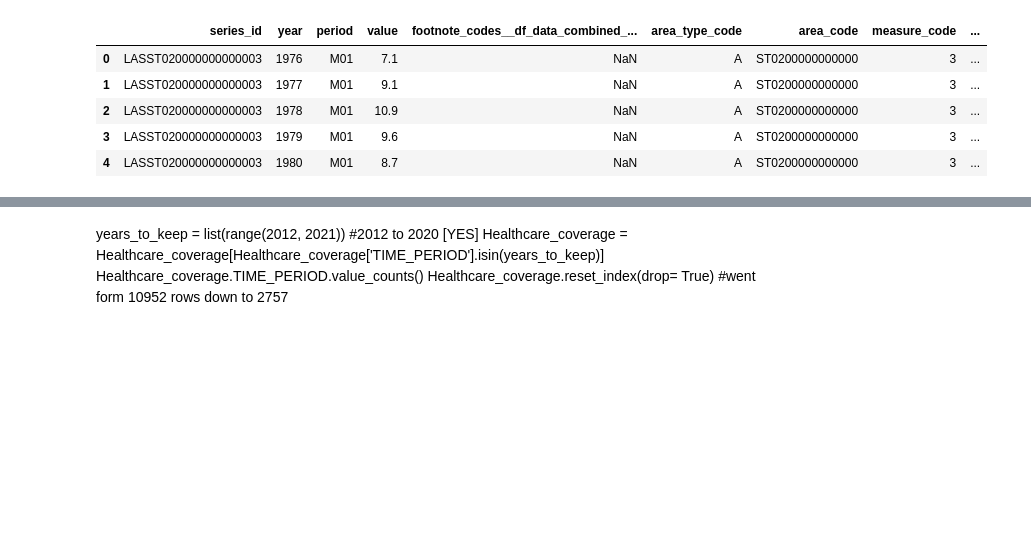
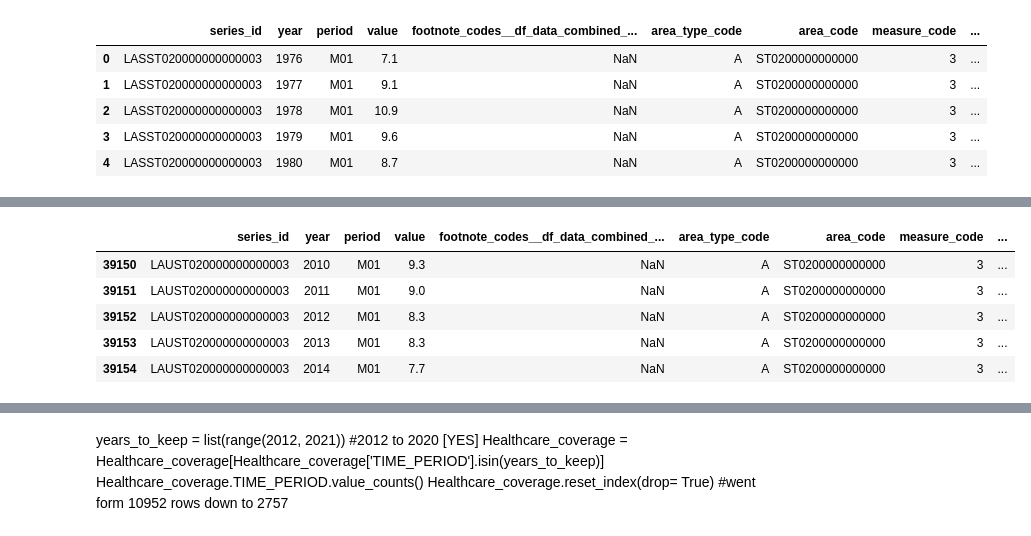
Before and after one commit to Kiirandeep/Capstone, a Jupyter notebook: Script/unemployment_kiran1.ipynb, the cells around one changed output, grey strips where cells are left out. Drawn from its saved outputs; the diff is of its cells as text; code cells hidden in the pictures; blank space fills up the shorter version.

```diff
--- a/unemployment_kiran1.ipynb
+++ b/Script/unemployment_kiran1.ipynb
@@ -450,0 +479,11 @@ df_data_combined_statewide_2010above_only
+# %%
+# pulling out year 2010 and above data
+df_data_combined_statewide_2010above_only = df_data_combined_statewide_only[(df_data_combined_statewide_only.year >= 2010)].copy()
+df_data_combined_statewide_2010above_only.head(5)
+# %% [output]
+|  | series_id | year | period | value | footnote_codes__df_data_combined_... | area_type_code | area_code | measure_code | ... |
+| 39150 | LAUST020000000000003 | 2010 | M01 | 9.3 | NaN | A | ST0200000000000 | 3 | ... |
+| 39151 | LAUST020000000000003 | 2011 | M01 | 9.0 | NaN | A | ST0200000000000 | 3 | ... |
+| 39152 | LAUST020000000000003 | 2012 | M01 | 8.3 | NaN | A | ST0200000000000 | 3 | ... |
+| 39153 | LAUST020000000000003 | 2013 | M01 | 8.3 | NaN | A | ST0200000000000 | 3 | ... |
+| 39154 | LAUST020000000000003 | 2014 | M01 | 7.7 | NaN | A | ST0200000000000 | 3 | ... |
```
Also changed, not shown: parts of 41 cells of this notebook, 2 other files.
